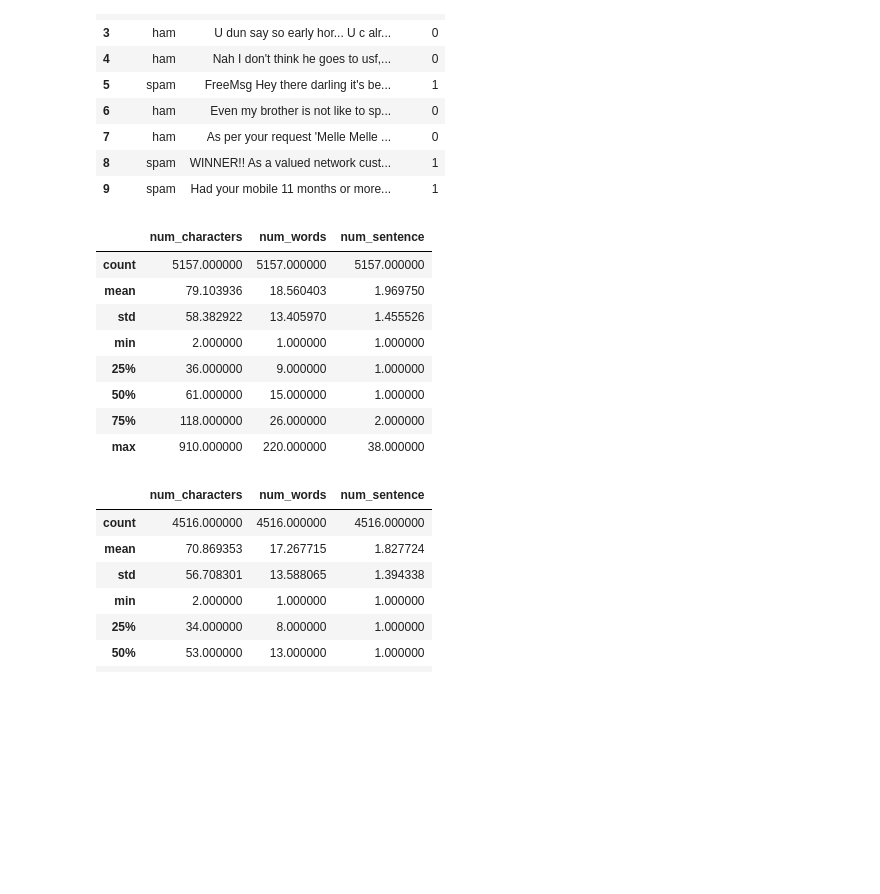
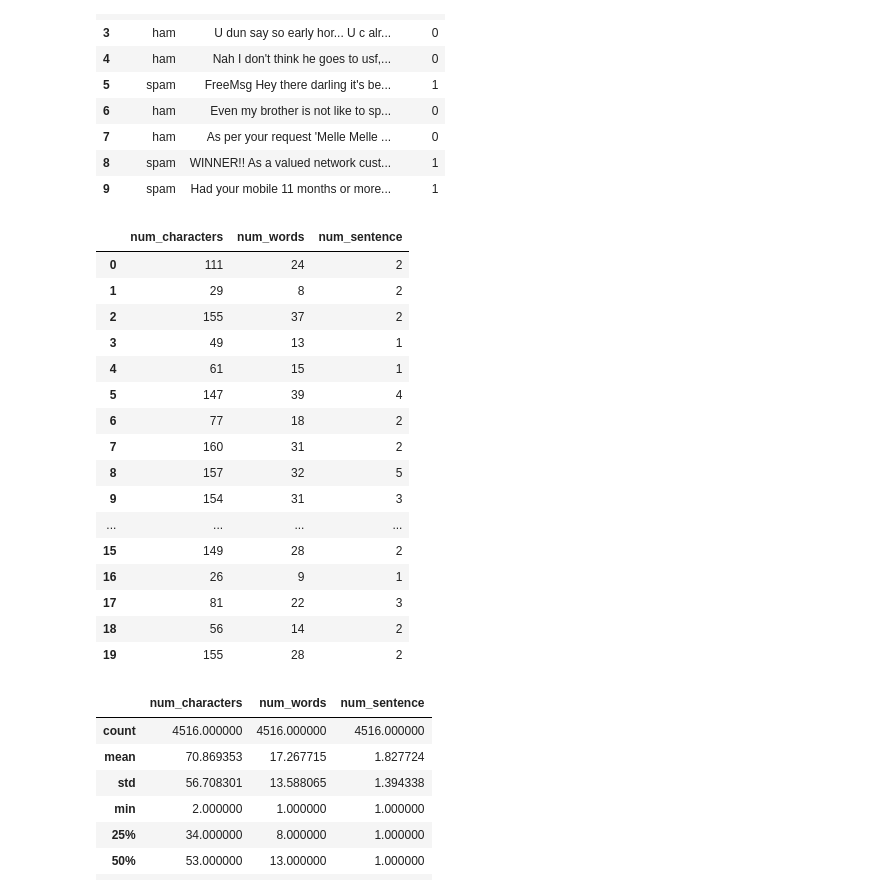
Before and after one commit to pedrocast7/SpamText_Classification_Models_Analysis, a Jupyter notebook: EDA_dataset.ipynb, the cells around one changed output. Cells and saved outputs as stored; diff of their text form; code cells hidden in the pictures; blank space fills up the shorter version.

```diff
--- a/EDA_dataset.ipynb
+++ b/EDA_dataset.ipynb
@@ -208,21 +208,29 @@ fig.show()
 # %%
 #seeing structure of data
 
 df['num_characters'] = df['text'].apply(len)
 df['num_words'] = df['text'].apply(lambda x: len(nltk.word_tokenize(x)))
 df['num_sentence'] = df['text'].apply(lambda x: len(nltk.sent_tokenize(x)))
 
-df[['num_characters', 'num_words', 'num_sentence']].describe()
+df[['num_characters', 'num_words', 'num_sentence']].head(20)
 # %% [output]
 |  | num_characters | num_words | num_sentence |
-| count | 5157.000000 | 5157.000000 | 5157.000000 |
-| mean | 79.103936 | 18.560403 | 1.969750 |
-| std | 58.382922 | 13.405970 | 1.455526 |
-| min | 2.000000 | 1.000000 | 1.000000 |
-| 25% | 36.000000 | 9.000000 | 1.000000 |
-| 50% | 61.000000 | 15.000000 | 1.000000 |
-| 75% | 118.000000 | 26.000000 | 2.000000 |
-| max | 910.000000 | 220.000000 | 38.000000 |
+| 0 | 111 | 24 | 2 |
+| 1 | 29 | 8 | 2 |
+| 2 | 155 | 37 | 2 |
+| 3 | 49 | 13 | 1 |
+| 4 | 61 | 15 | 1 |
+| 5 | 147 | 39 | 4 |
+| 6 | 77 | 18 | 2 |
+| 7 | 160 | 31 | 2 |
+| 8 | 157 | 32 | 5 |
+| 9 | 154 | 31 | 3 |
+| ... | ... | ... | ... |
+| 15 | 149 | 28 | 2 |
+| 16 | 26 | 9 | 1 |
+| 17 | 81 | 22 | 3 |
+| 18 | 56 | 14 | 2 |
+| 19 | 155 | 28 | 2 |
 # %%
 #ham
 df[df['target'] == 0][['num_characters', 'num_words', 'num_sentence']].describe()
```
Also changed, not shown: parts of 7 cells of this notebook, 1 other file.
